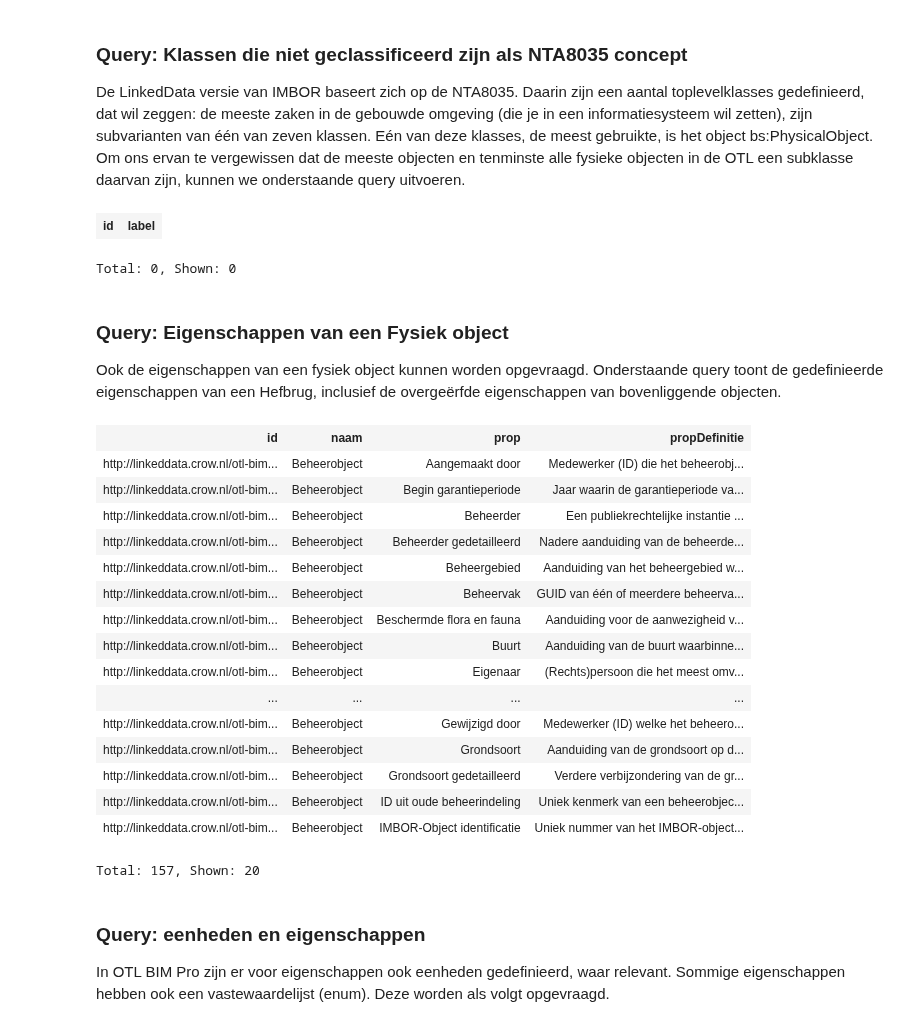
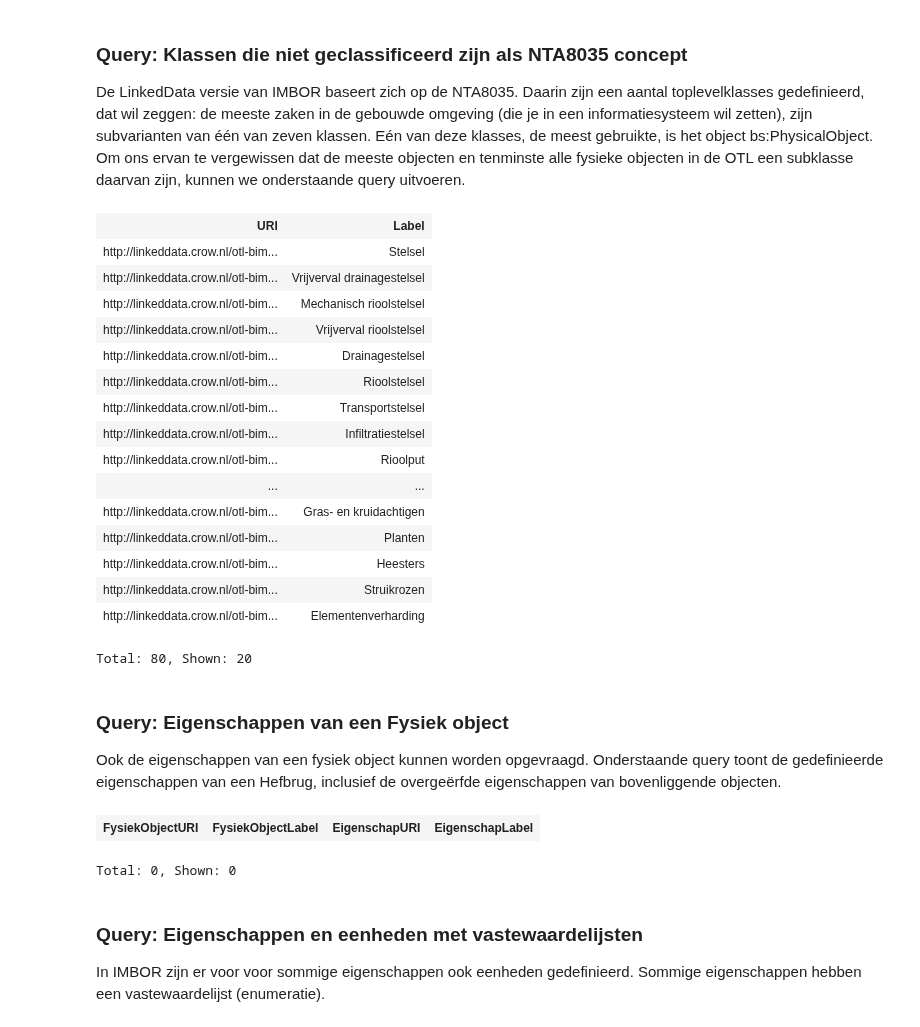
Before and after one commit to Stichting-CROW/imbor, a Jupyter notebook: docs/SPARQL-voorbeelden.ipynb, the cells around one changed output. Cells and saved outputs as stored; diff of their text form; code cells hidden in the pictures.

```diff
--- a/docs/SPARQL-voorbeelden.ipynb
+++ b/docs/SPARQL-voorbeelden.ipynb
@@ -81,6 +81,7 @@ Eén van deze klasses, de meest gebruikte, is het object bs:PhysicalObject.
 Om ons ervan te vergewissen dat de meeste objecten en tenminste alle fysieke objecten in de OTL een subklasse daarvan zijn, kunnen we onderstaande query uitvoeren.
 # %%
 PREFIX rdfs: <http://www.w3.org/2000/01/rdf-schema#>
+PREFIX skos: <http://www.w3.org/2004/02/skos/core#>
 PREFIX bs: <https://w3id.org/de/basicsemantics#>
 
 SELECT (?thing AS ?URI) ?Label
@@ -93,8 +94,23 @@ WHERE {
     MINUS { ?thing rdfs:subClassOf bs:PhysicalObject }
 }
 # %% [output]
-| id | label |
+| URI | Label |
+| http://linkeddata.crow.nl/otl-bim... | Stelsel |
+| http://linkeddata.crow.nl/otl-bim... | Vrijverval drainagestelsel |
+| http://linkeddata.crow.nl/otl-bim... | Mechanisch rioolstelsel |
+| http://linkeddata.crow.nl/otl-bim... | Vrijverval rioolstelsel |
+| http://linkeddata.crow.nl/otl-bim... | Drainagestelsel |
+| http://linkeddata.crow.nl/otl-bim... | Rioolstelsel |
+| http://linkeddata.crow.nl/otl-bim... | Transportstelsel |
+| http://linkeddata.crow.nl/otl-bim... | Infiltratiestelsel |
+| http://linkeddata.crow.nl/otl-bim... | Rioolput |
+| ... | ... |
+| http://linkeddata.crow.nl/otl-bim... | Gras- en kruidachtigen |
+| http://linkeddata.crow.nl/otl-bim... | Planten |
+| http://linkeddata.crow.nl/otl-bim... | Heesters |
+| http://linkeddata.crow.nl/otl-bim... | Struikrozen |
+| http://linkeddata.crow.nl/otl-bim... | Elementenverharding |
-Total: 0, Shown: 0
+Total: 80, Shown: 20
 # %% [markdown]
 ### Query: Eigenschappen van een Fysiek object
 
@@ -103,44 +119,22 @@ Onderstaande query toont de gedefinieerde eigenschappen van een Hefbrug, inclusi
 # %%
 PREFIX rdfs: <http://www.w3.org/2000/01/rdf-schema#>
 PREFIX bs: <https://w3id.org/de/basicsemantics#>
 PREFIX skos: <http://www.w3.org/2004/02/skos/core#>
 
-SELECT DISTINCT (?thing as ?URI) ?Object ?Eigenschap ?EigenschapDefinitie
+SELECT ?FysiekObjectURI ?FysiekObjectLabel ?EigenschapURI ?EigenschapLabel
 WHERE {
-    BIND ("Hefbrug"@nl-NL as ?labelVanVoorbeeld)
-    {
-        ?thing a rdfs:Class ;
-                 rdfs:subClassOf bs:PhysicalObject ;
-                 skos:prefLabel ?labelVanVoorbeeld .
-        BIND (str(?labelVanVoorbeeld) as ?Object)
-        ?prop1 rdfs:domain ?thing .
-    	?prop1 skos:prefLabel ?Eigenschap .
-        OPTIONAL { ?prop1 skos:definition ?EigenschapDefinitie . }
-    }
+    BIND ("Hefbrug"@nl-NL as ?FysiekObjectLabel)
+            ?FysiekObjectURI rdfs:subClassOf bs:PhysicalObject ;
+                            skos:prefLabel ?FysiekObjectLabel .
+            ?EigenschapURI rdfs:domain ?FysiekObjectURI ;
+                            skos:prefLabel ?EigenschapLabel.
 }
-GROUP BY ?thing ?Object ?Eigenschap ?EigenschapDefinitie
-ORDER BY ?Object ?Eigenschap
+ORDER BY ?FysiekObjectLabel ?EigenschapLabel
 # %% [output]
-| id | naam | prop | propDefinitie |
-| http://linkeddata.crow.nl/otl-bim... | Beheerobject | Aangemaakt door | Medewerker (ID) die het beheerobj... |
-| http://linkeddata.crow.nl/otl-bim... | Beheerobject | Begin garantieperiode | Jaar waarin de garantieperiode va... |
-| http://linkeddata.crow.nl/otl-bim... | Beheerobject | Beheerder | Een publiekrechtelijke instantie ... |
-| http://linkeddata.crow.nl/otl-bim... | Beheerobject | Beheerder gedetailleerd | Nadere aanduiding van de beheerde... |
-| http://linkeddata.crow.nl/otl-bim... | Beheerobject | Beheergebied | Aanduiding van het beheergebied w... |
-| http://linkeddata.crow.nl/otl-bim... | Beheerobject | Beheervak | GUID van één of meerdere beheerva... |
-| http://linkeddata.crow.nl/otl-bim... | Beheerobject | Beschermde flora en fauna | Aanduiding voor de aanwezigheid v... |
-| http://linkeddata.crow.nl/otl-bim... | Beheerobject | Buurt | Aanduiding van de buurt waarbinne... |
-| http://linkeddata.crow.nl/otl-bim... | Beheerobject | Eigenaar | (Rechts)persoon die het meest omv... |
-| ... | ... | ... | ... |
-| http://linkeddata.crow.nl/otl-bim... | Beheerobject | Gewijzigd door | Medewerker (ID) welke het beheero... |
-| http://linkeddata.crow.nl/otl-bim... | Beheerobject | Grondsoort | Aanduiding van de grondsoort op d... |
-| http://linkeddata.crow.nl/otl-bim... | Beheerobject | Grondsoort gedetailleerd | Verdere verbijzondering van de gr... |
-| http://linkeddata.crow.nl/otl-bim... | Beheerobject | ID uit oude beheerindeling | Uniek kenmerk van een beheerobjec... |
-| http://linkeddata.crow.nl/otl-bim... | Beheerobject | IMBOR-Object identificatie | Uniek nummer van het IMBOR-object... |
+| FysiekObjectURI | FysiekObjectLabel | EigenschapURI | EigenschapLabel |
-Total: 157, Shown: 20
+Total: 0, Shown: 0
 # %% [markdown]
-### Query: eenheden en eigenschappen
+### Query: Eigenschappen en eenheden met vastewaardelijsten
 
-In OTL BIM Pro zijn er voor eigenschappen ook eenheden gedefinieerd, waar relevant.
-Sommige eigenschappen hebben ook een vastewaardelijst (enum).
-Deze worden als volgt opgevraagd.
+In IMBOR zijn er voor voor sommige eigenschappen ook eenheden gedefinieerd.
+Sommige eigenschappen hebben een vastewaardelijst (enumeratie).
```
Also changed, not shown: parts of 11 cells of this notebook.
